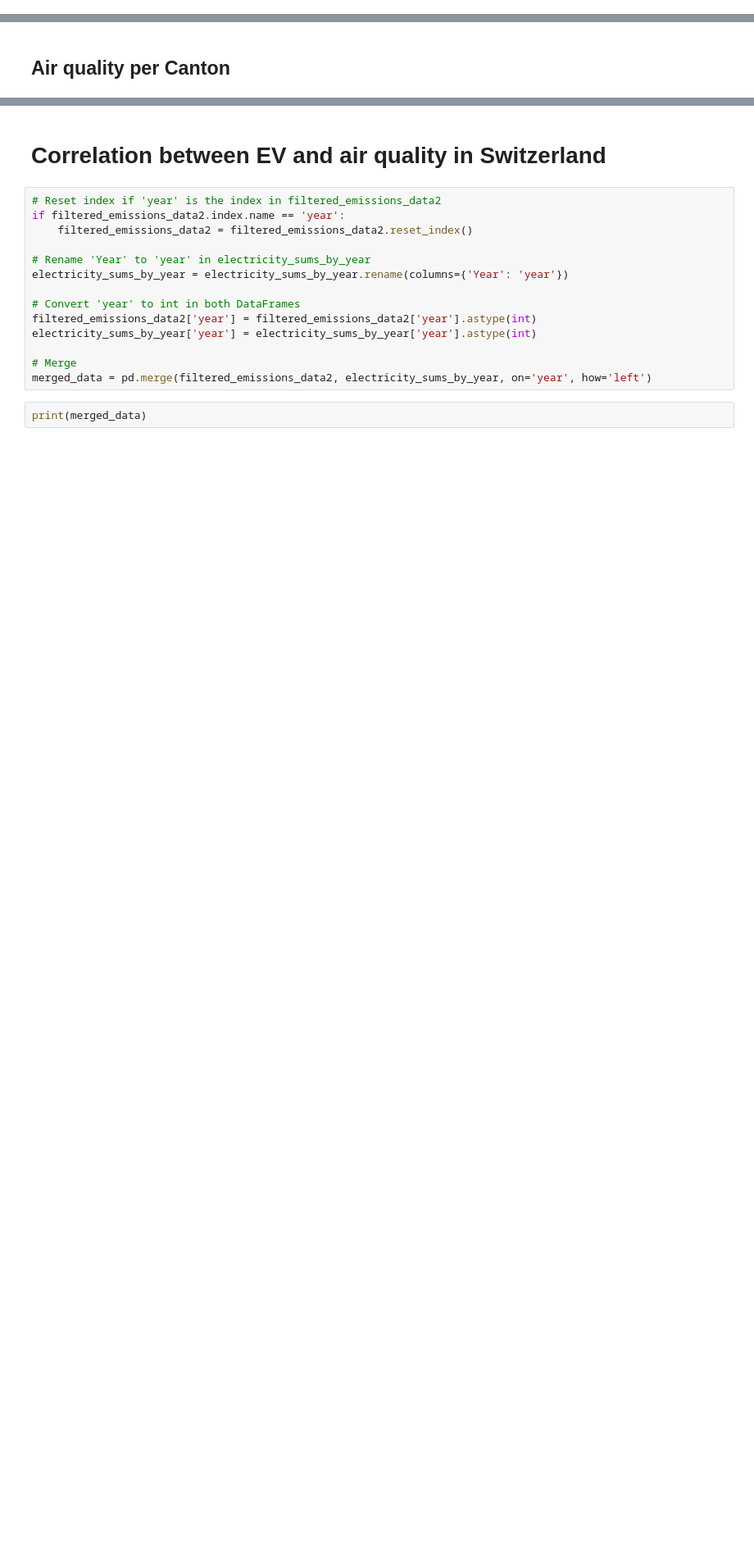
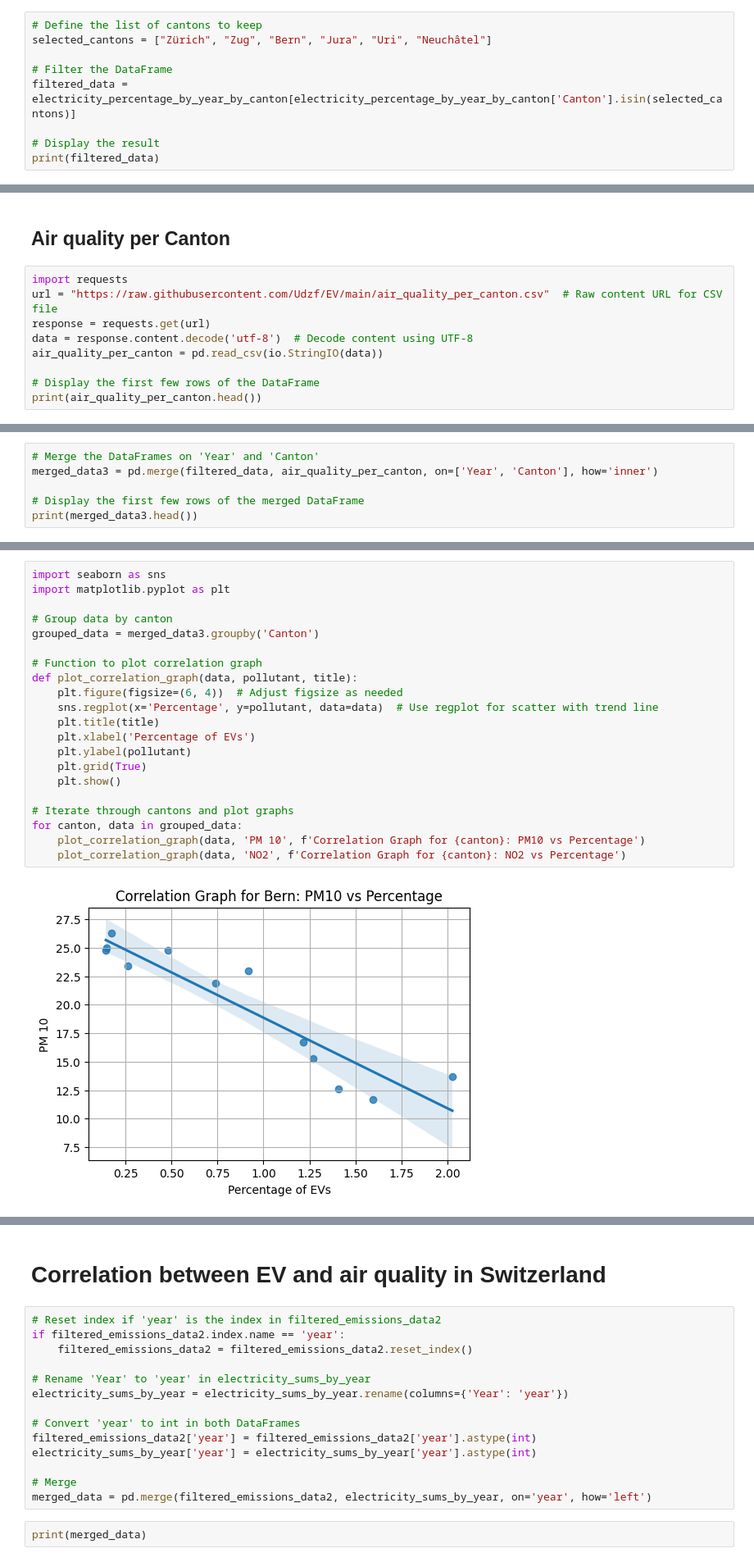
Before and after one commit to omarabbassi/EV, a Jupyter notebook: Fuel_type_in_Switzerland.ipynb, the cells around one changed output, grey strips where cells are left out. Shown at 82% size. Drawn from its saved outputs; the diff is of its cells as text; blank space fills up the shorter version.

```diff
--- a/Fuel_type_in_Switzerland.ipynb
+++ b/Fuel_type_in_Switzerland.ipynb
@@ -611,0 +622,9 @@ See the caveats in the documentation: https://pandas.pydata.org/pandas-docs/stab
+# %%
+# Define the list of cantons to keep
+selected_cantons = ["Zürich", "Zug", "Bern", "Jura", "Uri", "Neuchâtel"]
+
+# Filter the DataFrame
+filtered_data = electricity_percentage_by_year_by_canton[electricity_percentage_by_year_by_canton['Canton'].isin(selected_cantons)]
+
+# Display the result
+print(filtered_data)
@@ -734,3 +768,12 @@ plt.show()
 [figure]
 # %% [markdown]
 ## Air quality per Canton
+# %%
+import requests
+url = "https://raw.githubusercontent.com/Udzf/EV/main/air_quality_per_canton.csv"  # Raw content URL for CSV file
+response = requests.get(url)
+data = response.content.decode('utf-8')  # Decode content using UTF-8
+air_quality_per_canton = pd.read_csv(io.StringIO(data))
+
+# Display the first few rows of the DataFrame
+print(air_quality_per_canton.head())
@@ -736,0 +787,6 @@ plt.show()
+# %%
+# Merge the DataFrames on 'Year' and 'Canton'
+merged_data3 = pd.merge(filtered_data, air_quality_per_canton, on=['Year', 'Canton'], how='inner')
+
+# Display the first few rows of the merged DataFrame
+print(merged_data3.head())
@@ -736,0 +800,23 @@ plt.show()
+# %%
+import seaborn as sns
+import matplotlib.pyplot as plt
+
+# Group data by canton
+grouped_data = merged_data3.groupby('Canton')
+
+# Function to plot correlation graph
+def plot_correlation_graph(data, pollutant, title):
+    plt.figure(figsize=(6, 4))  # Adjust figsize as needed
+    sns.regplot(x='Percentage', y=pollutant, data=data)  # Use regplot for scatter with trend line
+    plt.title(title)
+    plt.xlabel('Percentage of EVs')
+    plt.ylabel(pollutant)
+    plt.grid(True)
+    plt.show()
+
+# Iterate through cantons and plot graphs
+for canton, data in grouped_data:
+    plot_correlation_graph(data, 'PM 10', f'Correlation Graph for {canton}: PM10 vs Percentage')
+    plot_correlation_graph(data, 'NO2', f'Correlation Graph for {canton}: NO2 vs Percentage')
+# %% [output]
+[figure, added]
```
Also changed, not shown: parts of 35 cells of this notebook.
